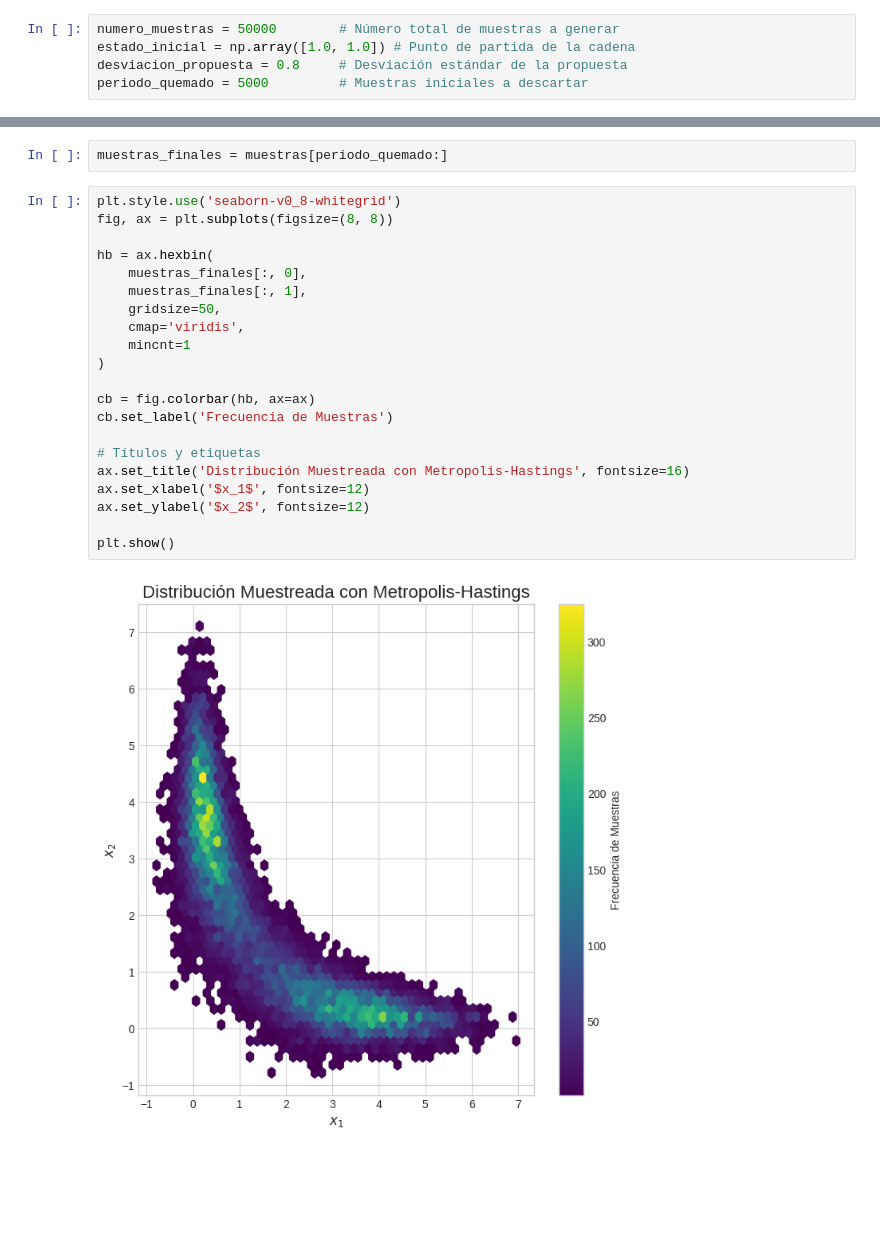
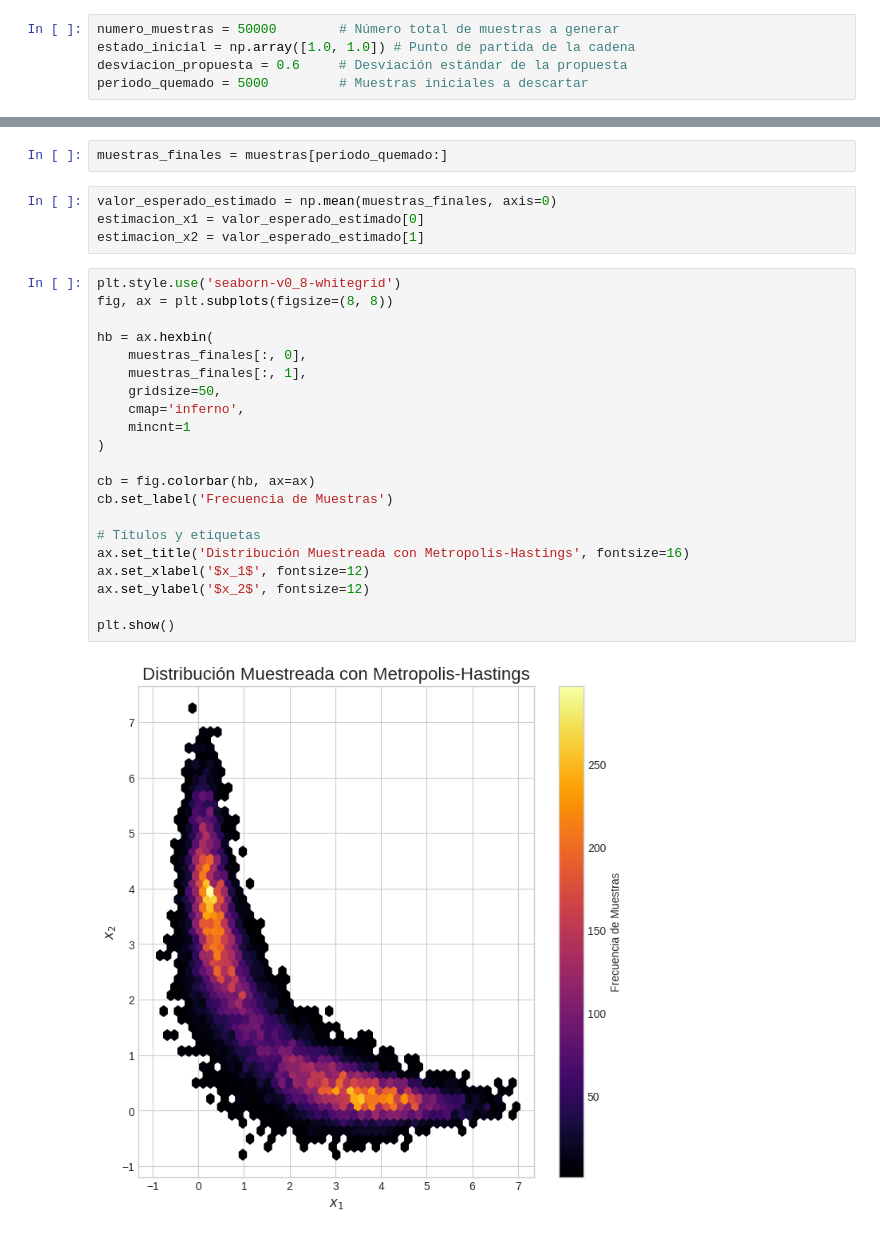
Before and after one commit to JazmineOrtizMarin/Simulaci-n-2, a Jupyter notebook: Monster_Hunter.ipynb, the cells around one changed output, grey strips where cells are left out. Cells and saved outputs as stored; diff of their text form; blank space fills up the shorter version.

```diff
--- a/Monster_Hunter.ipynb
+++ b/Monster_Hunter.ipynb
@@ -12,7 +12,7 @@ def log_densidad_objetivo(x):
 # %%
 numero_muestras = 50000        # Número total de muestras a generar
 estado_inicial = np.array([1.0, 1.0]) # Punto de partida de la cadena
-desviacion_propuesta = 0.8     # Desviación estándar de la propuesta
+desviacion_propuesta = 0.6     # Desviación estándar de la propuesta
 periodo_quemado = 5000         # Muestras iniciales a descartar
 # %%
 muestras = np.zeros((numero_muestras, 2))
@@ -36,26 +36,30 @@ for i in range(1, numero_muestras):
     muestras[i] = estado_actual
 # %%
 muestras_finales = muestras[periodo_quemado:]
+# %%
+valor_esperado_estimado = np.mean(muestras_finales, axis=0)
+estimacion_x1 = valor_esperado_estimado[0]
+estimacion_x2 = valor_esperado_estimado[1]
 # %%
 plt.style.use('seaborn-v0_8-whitegrid')
 fig, ax = plt.subplots(figsize=(8, 8))
 
 hb = ax.hexbin(
     muestras_finales[:, 0],
     muestras_finales[:, 1],
     gridsize=50,
-    cmap='viridis',
+    cmap='inferno',
     mincnt=1
 )
 
 cb = fig.colorbar(hb, ax=ax)
 cb.set_label('Frecuencia de Muestras')
 
 # Títulos y etiquetas
 ax.set_title('Distribución Muestreada con Metropolis-Hastings', fontsize=16)
 ax.set_xlabel('$x_1$', fontsize=12)
 ax.set_ylabel('$x_2$', fontsize=12)
 
 plt.show()
 # %% [output]
-[figure, old version]
+[figure, new version]
```
Also changed, not shown: parts of 5 cells of this notebook.
